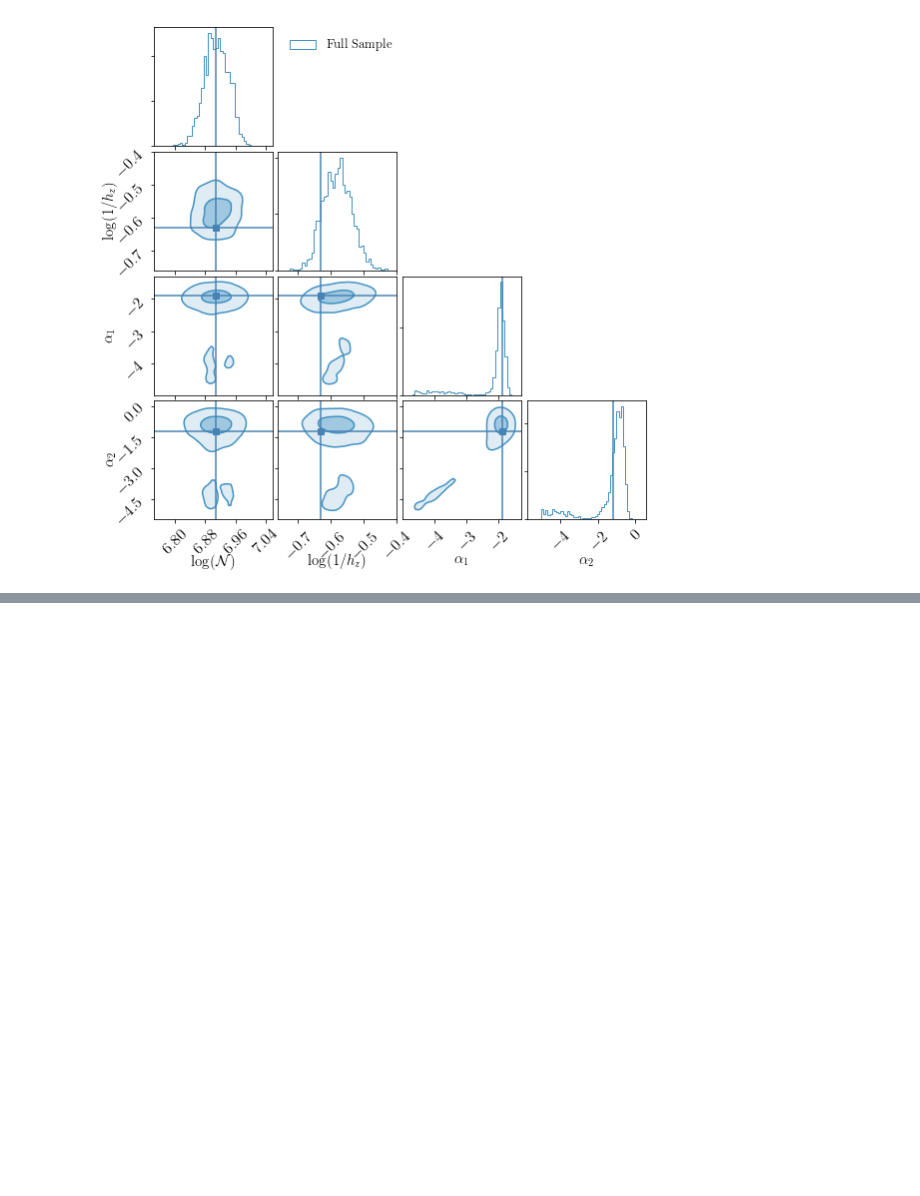
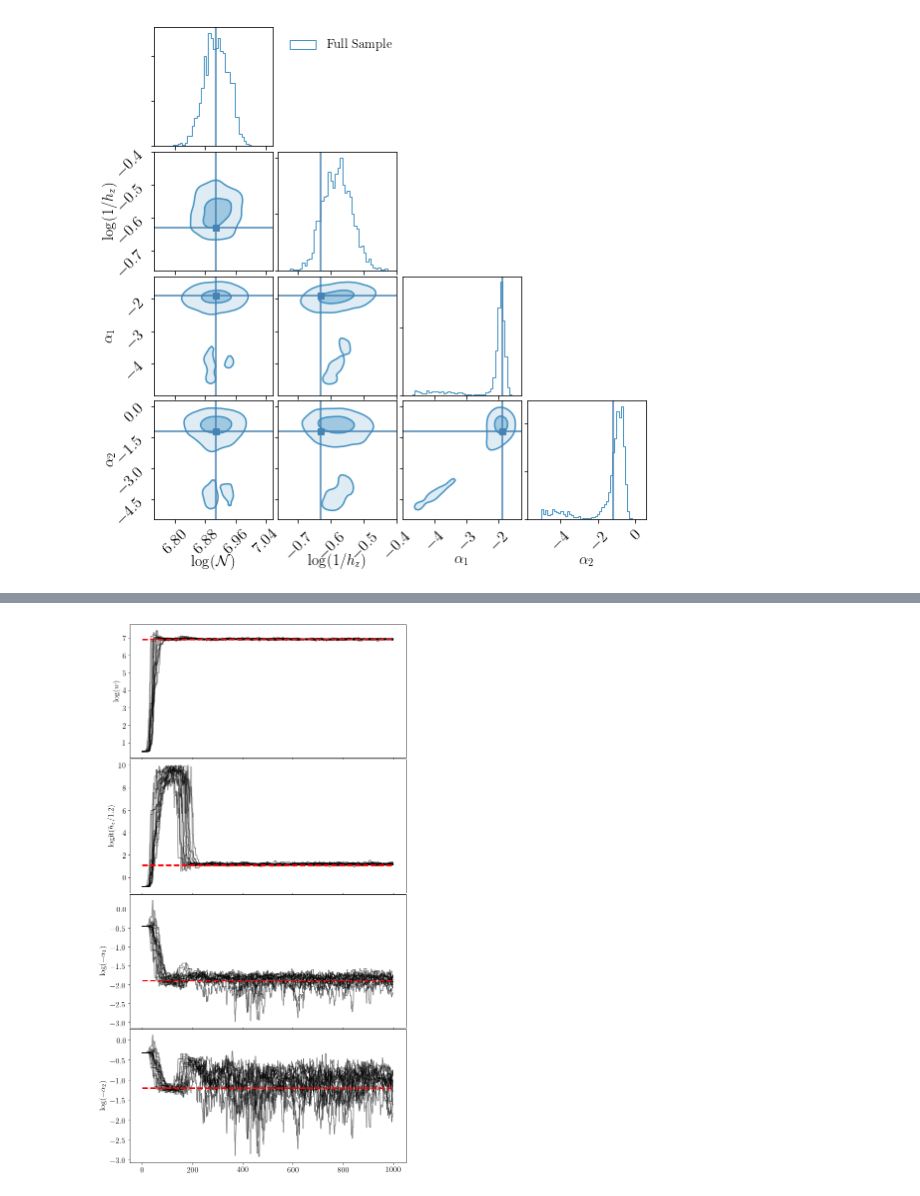
Before and after one commit to aeverall/mwtrace, a Jupyter notebook: mockmodel/Dwarf poisson_fit.ipynb, the cells around one changed output, grey strips where cells are left out. Drawn from its saved outputs; the diff is of its cells as text; code cells hidden in the pictures; blank space fills up the shorter version.

```diff
--- a/mockmodel/Dwarf poisson_fit.ipynb
+++ b/mockmodel/Dwarf poisson_fit.ipynb
@@ -361,0 +406,4 @@ plotting.layered_corners([sampler], labels=labels, index=index, truths=true_para
+# %%
+plotting.plot_chains(chains['full_noerr'], truths=true_params, labels=labels)
+# %% [output]
+[figure, added]
```
Also changed, not shown: parts of 6 cells of this notebook, 5 other files.
